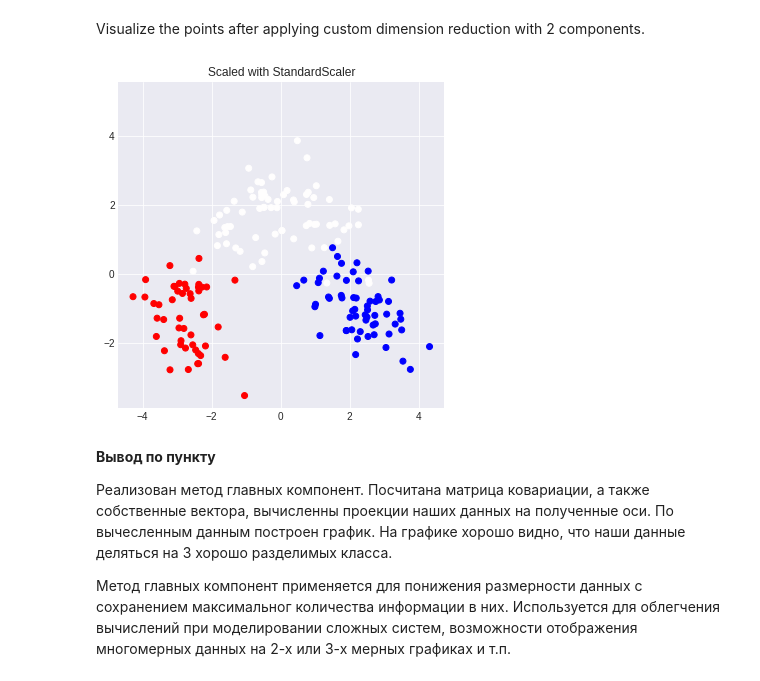
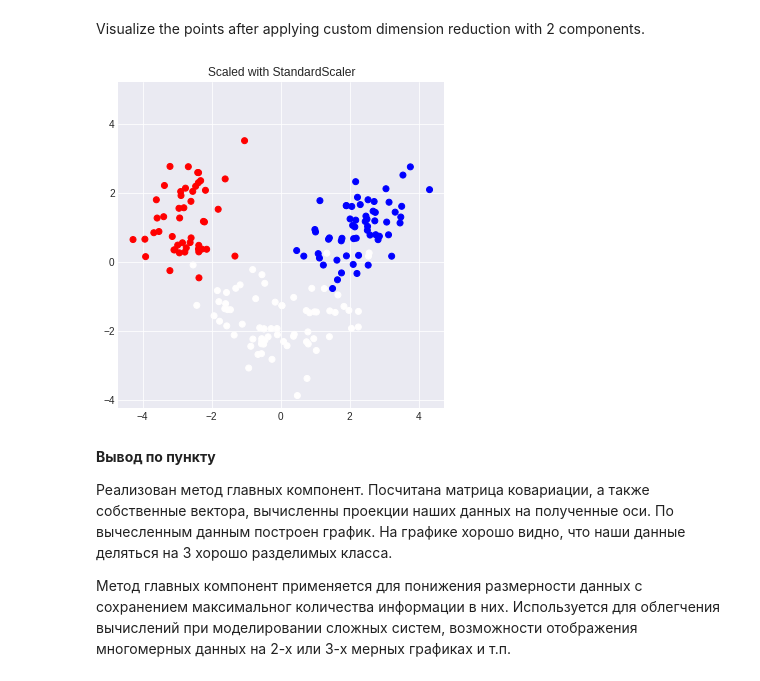
Before and after one commit to N3wBaz/ml-intro, a Jupyter notebook: 6_feature_engineering_selection/homework.ipynb, the cells around one changed output. Drawn from its saved outputs; the diff is of its cells as text; code cells hidden in the pictures.

```diff
--- a/6_feature_engineering_selection/homework.ipynb
+++ b/6_feature_engineering_selection/homework.ipynb
@@ -437,14 +435,11 @@ assert np.allclose(x1@S@x1, 2.5110809296451233)
 # %% [markdown]
 Visualize the points after applying custom dimension reduction with 2 components.
 # %%
-# print(type)
 Xnew = np.dot(x0, x.T)
-Ynew = np.dot(-x1, x.T)
-# print(Xnew)
-# print(Ynew)
+Ynew = np.dot(x1, x.T)
 plot_scatter(Xnew, Ynew, auto_scaled=False , title='Scaled with StandardScaler',  clusters=wine_labels)
 # %% [output]
-[figure, old version]
+[figure, new version]
 # %% [markdown]
 **Вывод по пункту**
 
```
Also changed, not shown: parts of 10 cells of this notebook.
